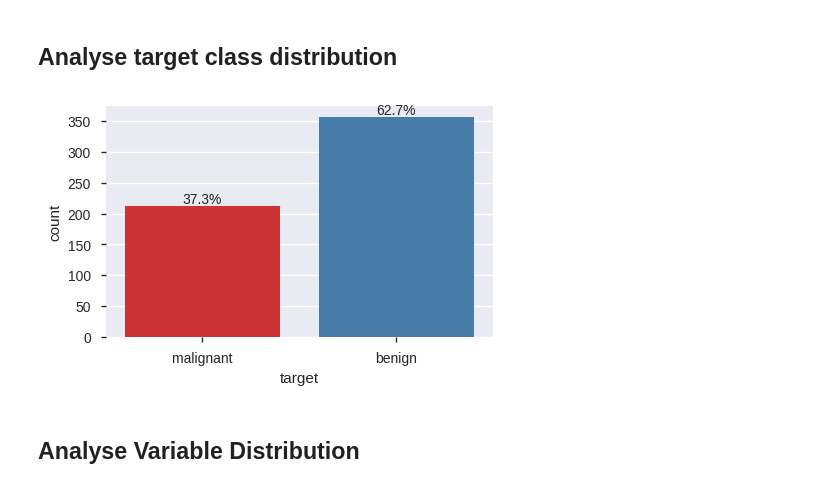
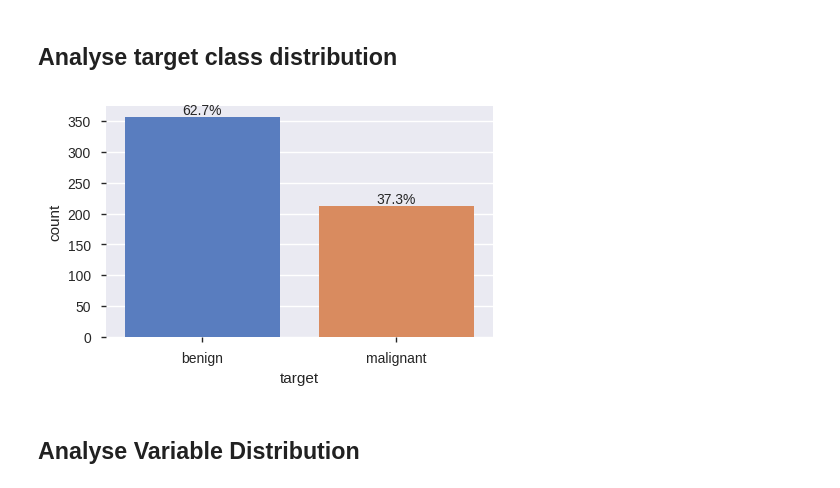
Before and after one commit to goerlitz/binary-classification, a Jupyter notebook: wisconsin-breast-cancer/wdbc_data_exploration.ipynb, the cells around one changed output. Saved outputs shown, nothing was run; the diff lists cells and outputs as text; code cells hidden in the pictures.

Commit message:
Improved data exploration and dimensionality reduction

```diff
--- a/wisconsin-breast-cancer/wdbc_data_exploration.ipynb
+++ b/wisconsin-breast-cancer/wdbc_data_exploration.ipynb
@@ -20,8 +20,12 @@ import seaborn as sns
 data = datasets.load_breast_cancer()
 #print(data['DESCR'])
 
+# IMPORTANT: switch target labels as malignant should be 1
+
 X = pd.DataFrame(data['data'], columns=data['feature_names'])
-y = pd.Series(data['target'], name='target')
+y = 1-pd.Series(data['target'], name='target')
+
+labels = data['target_names'][[1,0]]
 # %% [markdown]
 ## Perform Data Profiling
 
@@ -35,22 +39,22 @@ report.to_file(outputfile="wdbc_data_profile.html")
 # %%
 def show_percent(ax, ncount):
     """https://stackoverflow.com/questions/33179122/seaborn-countplot-with-frequencies"""
     for p in ax.patches:
         x = p.get_bbox().get_points()[:, 0]
         y = p.get_bbox().get_points()[1, 1]
         ax.annotate(
             "{:.1f}%".format(100.0 * y / ncount),
             (x.mean(), y),
             ha="center",
             va="bottom",
         )
 
 fig, ax = plt.subplots(figsize=(5,3))
-sns.countplot(y, palette="Set1", ax=ax)
-ax.set_xticklabels(data['target_names'])
+sns.countplot(y, palette="muted", ax=ax)
+ax.set_xticklabels(labels)
 show_percent(ax, len(y))
 # %% [output]
-[figure, old version]
+[figure, new version]
 # %% [markdown]
 ## Analyse Variable Distribution
 # %%
```
Also changed, not shown: parts of 4 cells of this notebook, 1 other file.
